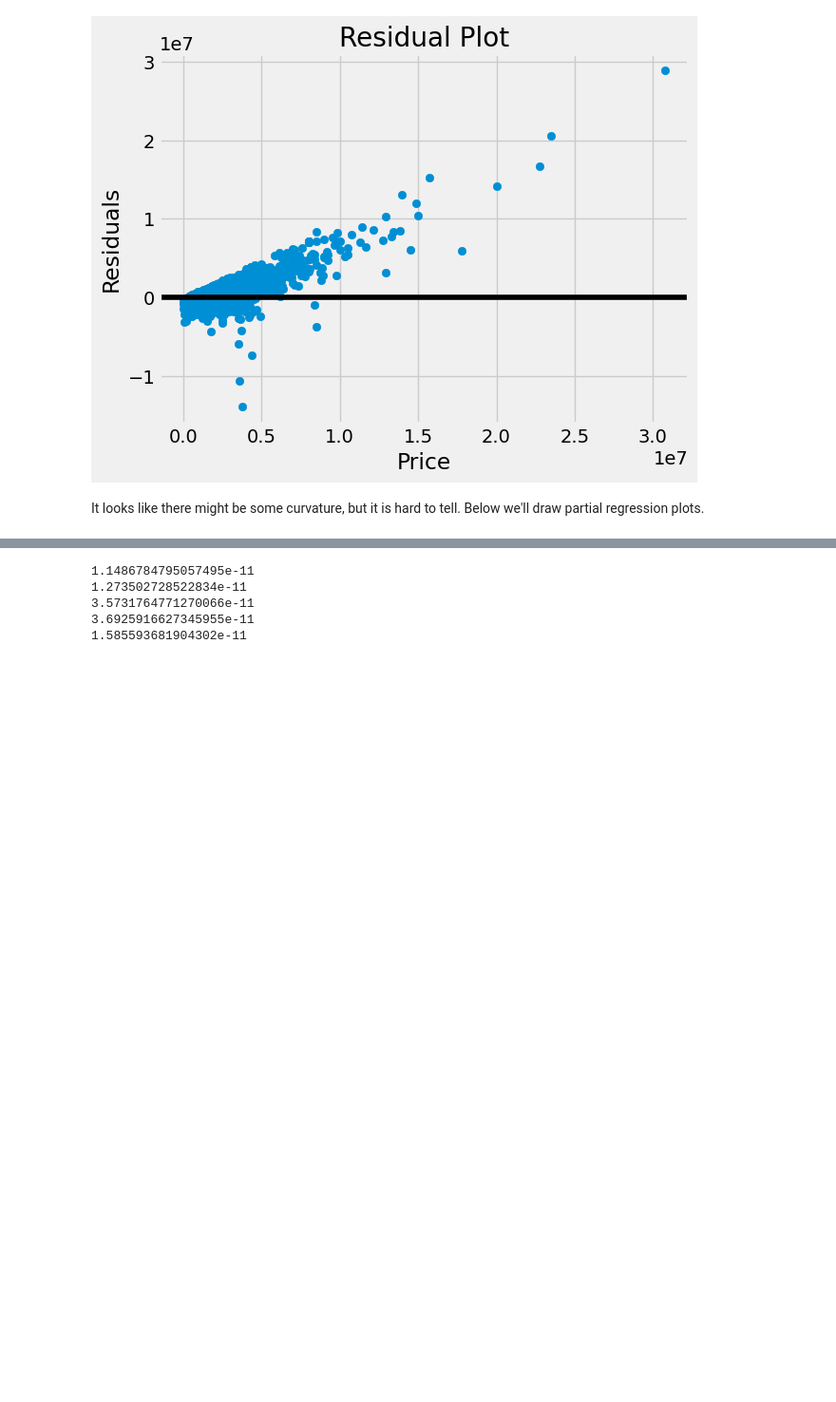
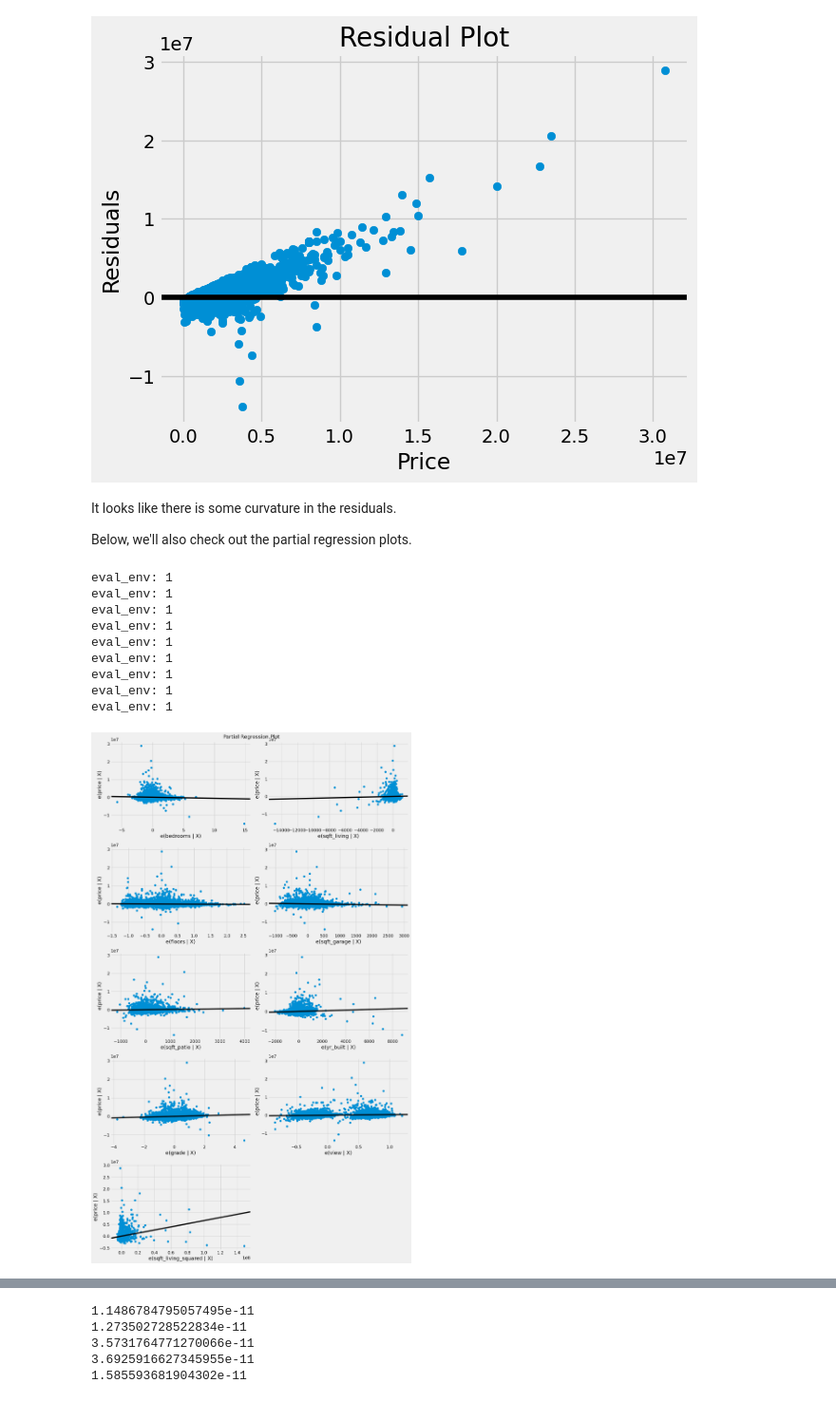
Before and after one commit to bmjaron/phase_2_final_project, a Jupyter notebook: regression_final_project_v_2.ipynb, the cells around one changed output, grey strips where cells are left out. Shown at 95% size. Cells and saved outputs as stored; diff of their text form; code cells hidden in the pictures; blank space fills up the shorter version.

```diff
--- a/regression_final_project_v_2.ipynb
+++ b/regression_final_project_v_2.ipynb
@@ -573,4 +565,23 @@ ax.set_title("Residual Plot");
 # %% [output]
 [figure]
 # %% [markdown]
-It looks like there might be some curvature, but it is hard to tell. Below we'll draw partial regression plots.
+It looks like there is some curvature in the residuals.
+
+Below, we'll also check out the partial regression plots.
+# %%
+fig = plt.figure(figsize=(15,25))
+sm.graphics.plot_partregress_grid(multiple_v4_results, exog_idx=['bedrooms', 'sqft_living', 'floors', 'sqft_garage',
+                                    'sqft_patio', 'yr_built', 'grade', 'view', 'sqft_living_squared'], fig=fig);
+
+plt.tight_layout();
+# %% [output]
+eval_env: 1
+eval_env: 1
+eval_env: 1
+eval_env: 1
+eval_env: 1
+eval_env: 1
+eval_env: 1
+eval_env: 1
+eval_env: 1
+[figure, added]
```
Also changed, not shown: parts of 16 cells of this notebook.
